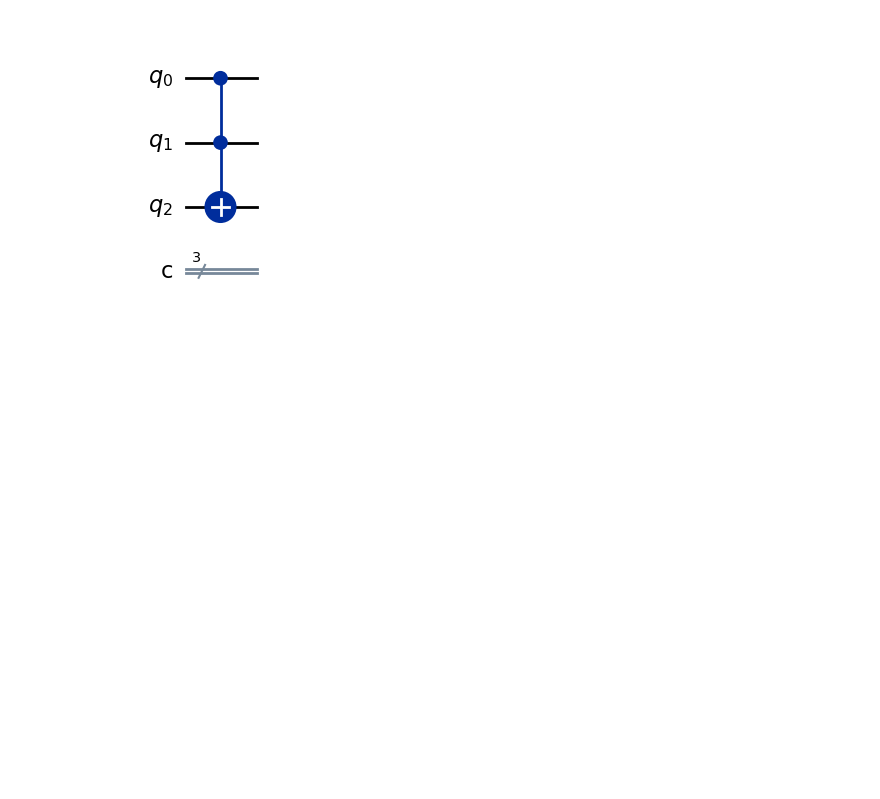
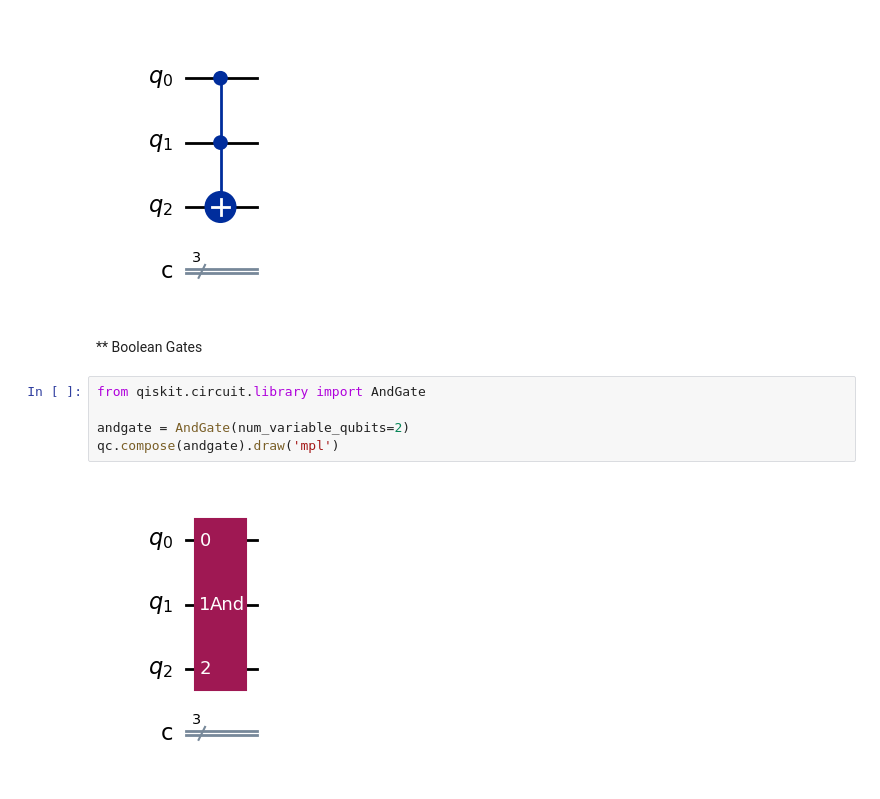
Before and after one commit to kibrahim757/qiskit_certification_examples, a Jupyter notebook: 1_2_Quantum_Operations.ipynb, the cells around one changed output. Saved outputs shown, nothing was run; the diff lists cells and outputs as text; blank space fills up the shorter version.

Commit message:
added boolean and qft gates

```diff
--- a/1_2_Quantum_Operations.ipynb
+++ b/1_2_Quantum_Operations.ipynb
@@ -119,3 +119,12 @@ mcxgate = MCXGate(num_ctrl_qubits=2)
 qc.compose(mcxgate).draw('mpl')
 # %% [output]
 [figure]
+# %% [markdown]
+** Boolean Gates
+# %%
+from qiskit.circuit.library import AndGate
+
+andgate = AndGate(num_variable_qubits=2)
+qc.compose(andgate).draw('mpl')
+# %% [output]
+[figure, added]
```
Also changed, not shown: parts of 3 cells of this notebook.
